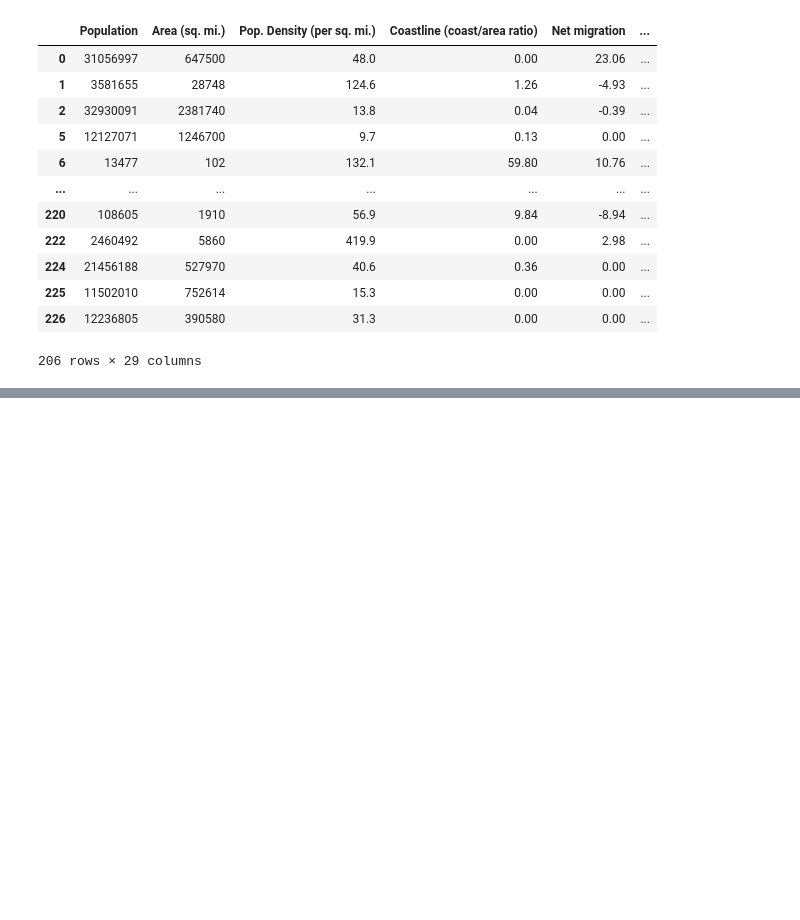
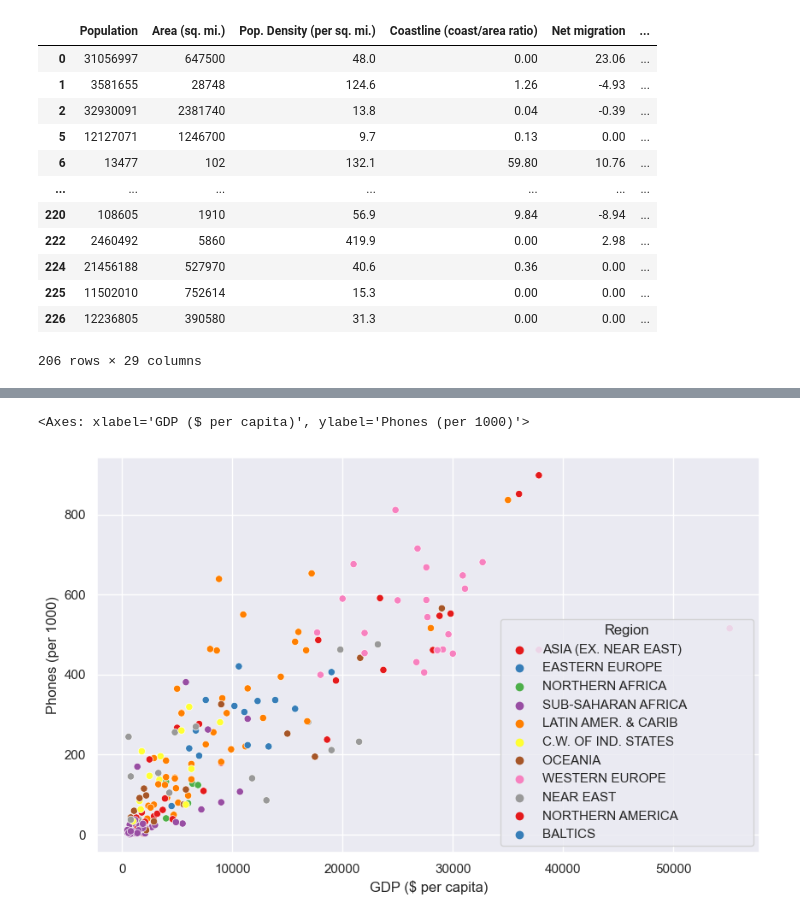
Before and after one commit to MiguelAngel3378/Grupo5_Analisis, a Jupyter notebook: Notebooks/USAR/1.8.Mundo_poblacion_pptx.ipynb, the cells around one changed output, grey strips where cells are left out. Drawn from its saved outputs; the diff is of its cells as text; code cells hidden in the pictures; blank space fills up the shorter version.

```diff
--- a/Notebooks/USAR/1.8.Mundo_poblacion_pptx.ipynb
+++ b/Notebooks/USAR/1.8.Mundo_poblacion_pptx.ipynb
@@ -255,0 +289,6 @@ X
+# %%
+plt.figure(figsize=(10,6))
+sns.scatterplot(data=df, x='GDP ($ per capita)', y ='Phones (per 1000)', hue='Region', palette='Set1')
+# %% [output]
+<Axes: xlabel='GDP ($ per capita)', ylabel='Phones (per 1000)'>
+[figure, added]
```
Also changed, not shown: parts of 14 cells of this notebook, 1 other file.
